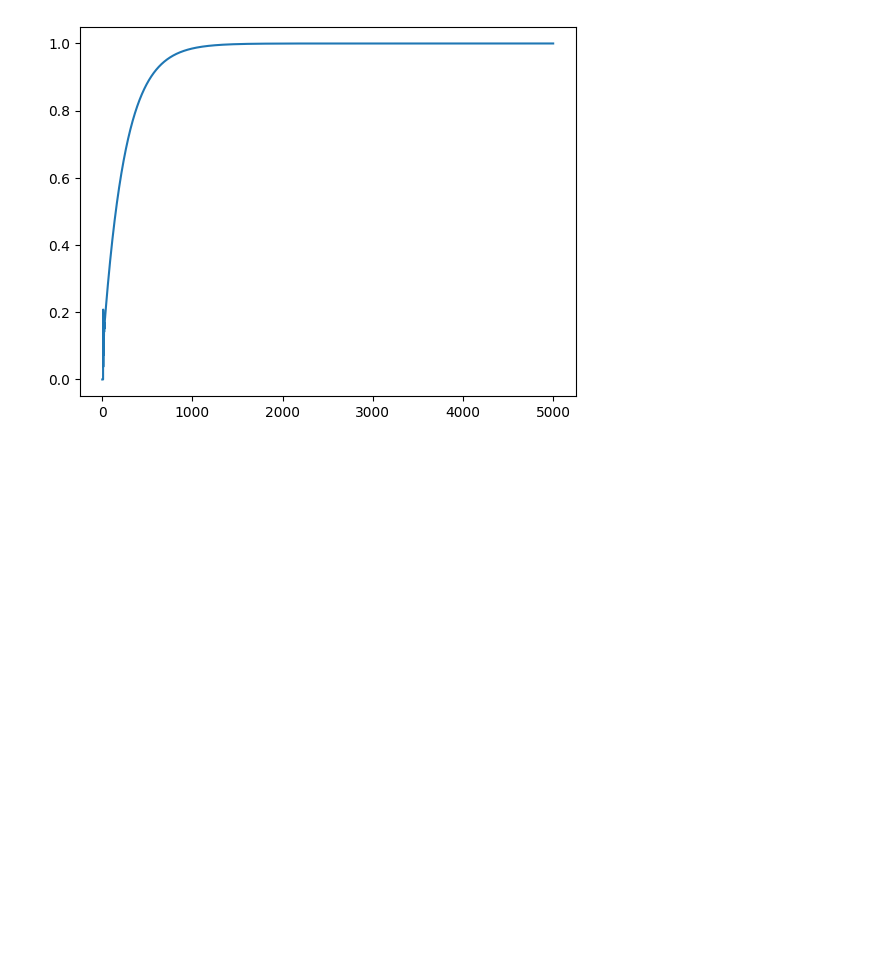
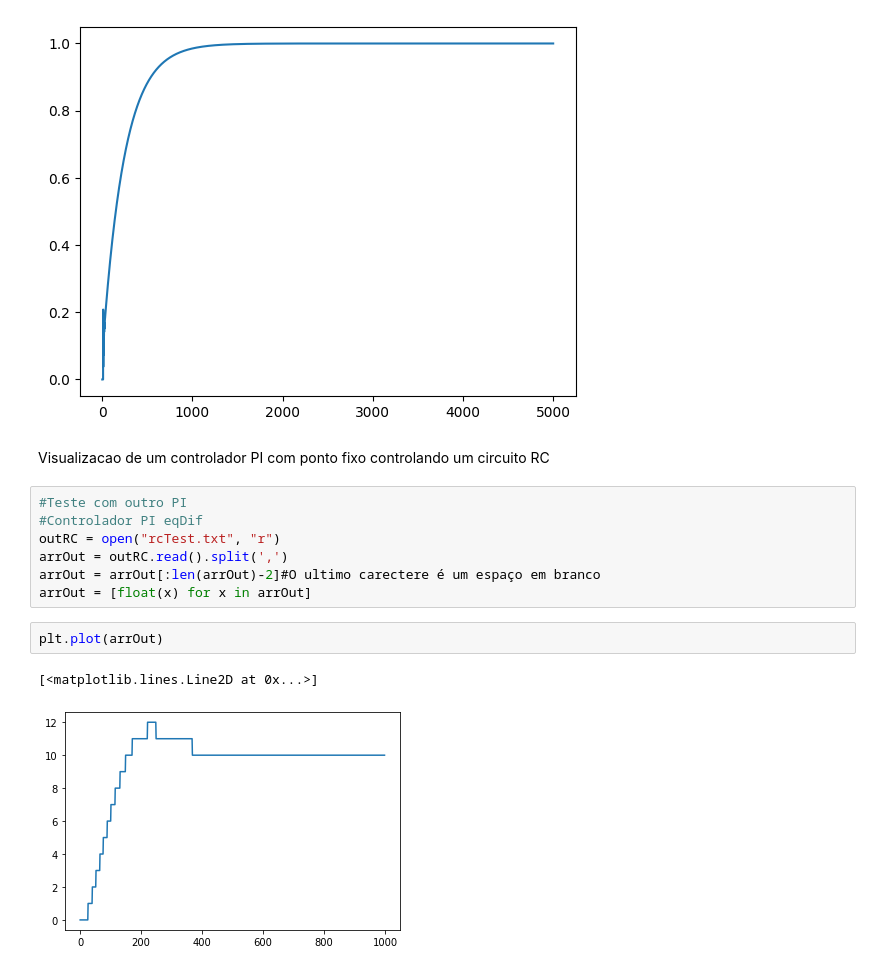
Before and after one commit to JoaoYukio/PCO119, a Jupyter notebook: Parte_Max/simulacaoControle/visualizacao.ipynb, the cells around one changed output. Drawn from its saved outputs; the diff is of its cells as text; blank space fills up the shorter version.

```diff
--- a/Parte_Max/simulacaoControle/visualizacao.ipynb
+++ b/Parte_Max/simulacaoControle/visualizacao.ipynb
@@ -242,3 +242,17 @@ plt.plot(arrOut, label = "Controlador eq PI 0.5, 0.2")
 # %% [output]
 [<matplotlib.lines.Line2D at 0x...>]
 [figure]
+# %% [markdown]
+Visualizacao de um controlador PI com ponto fixo controlando um circuito RC
+# %%
+#Teste com outro PI
+#Controlador PI eqDif
+outRC = open("rcTest.txt", "r")
+arrOut = outRC.read().split(',')
+arrOut = arrOut[:len(arrOut)-2]#O ultimo carectere é um espaço em branco
+arrOut = [float(x) for x in arrOut]
+# %%
+plt.plot(arrOut)
+# %% [output]
+[<matplotlib.lines.Line2D at 0x...>]
+[figure, added]
```
Also changed, not shown: parts of 1 cell of this notebook, 7 other files.
